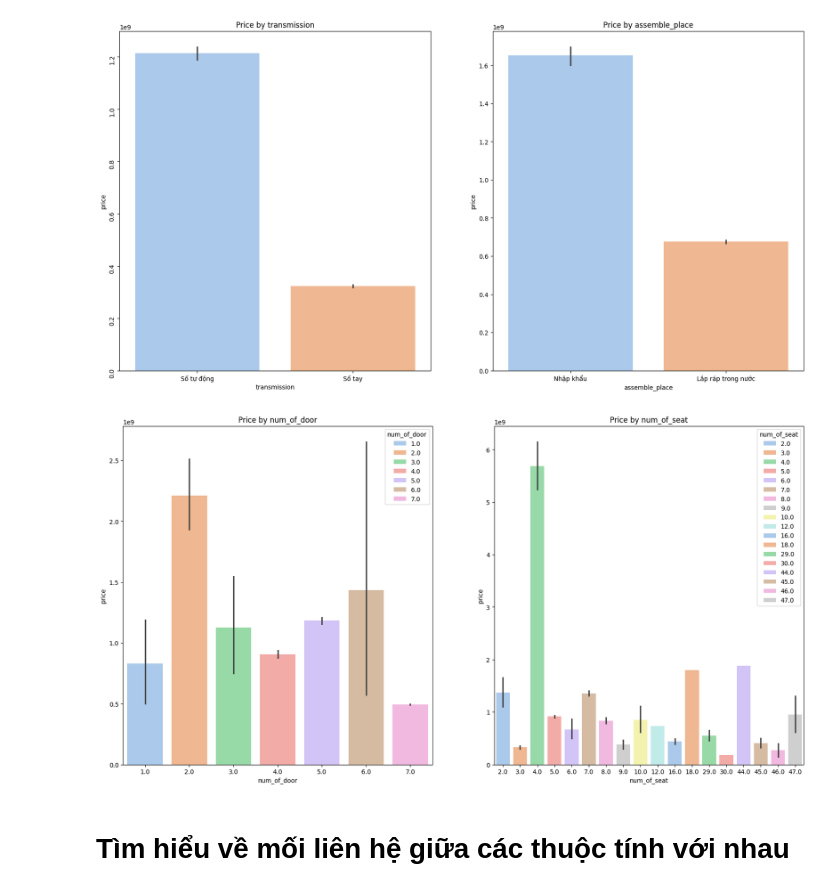
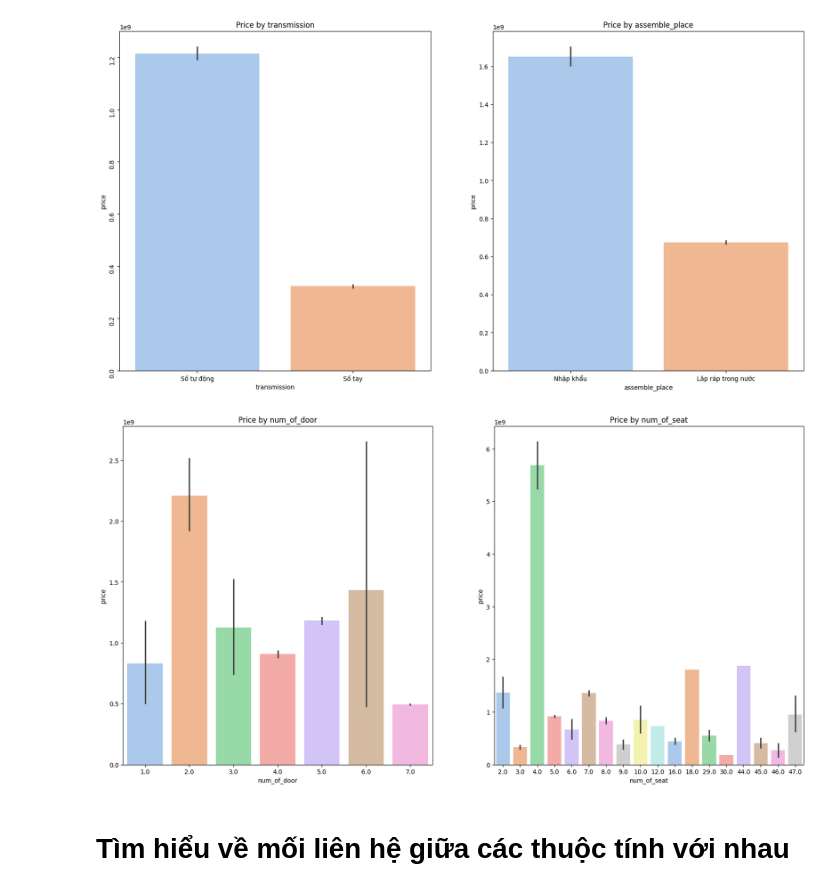
Before and after one commit to docbuoc1029/trainAI_TEST, a Jupyter notebook: train.ipynb, the cells around one changed output. Cells and saved outputs as stored; diff of their text form; code cells hidden in the pictures.

```diff
--- a/train.ipynb
+++ b/train.ipynb
@@ -409,14 +409,14 @@ plt.show()
 # %%
 plt.figure(figsize=(20, 10))
 plt.subplot(1, 2, 1)
-sns.barplot(x='num_of_door', y='price', hue='num_of_door', data=df, palette='pastel')
+sns.barplot(x='num_of_door', y='price', hue='num_of_door', data=df, palette='pastel', legend=False)
 plt.title('Price by num_of_door')
 plt.subplot(1, 2, 2)
-sns.barplot(x='num_of_seat', y='price', hue='num_of_seat', data=df, palette='pastel')
+sns.barplot(x='num_of_seat', y='price', hue='num_of_seat', data=df, palette='pastel', legend=False)
 plt.title('Price by num_of_seat')
 plt.show()
 # %% [output]
-[figure, old version]
+[figure, new version]
 # %% [markdown]
 # Tìm hiểu về mối liên hệ giữa các thuộc tính với nhau
 # %%
```
Also changed, not shown: parts of 26 cells of this notebook.
